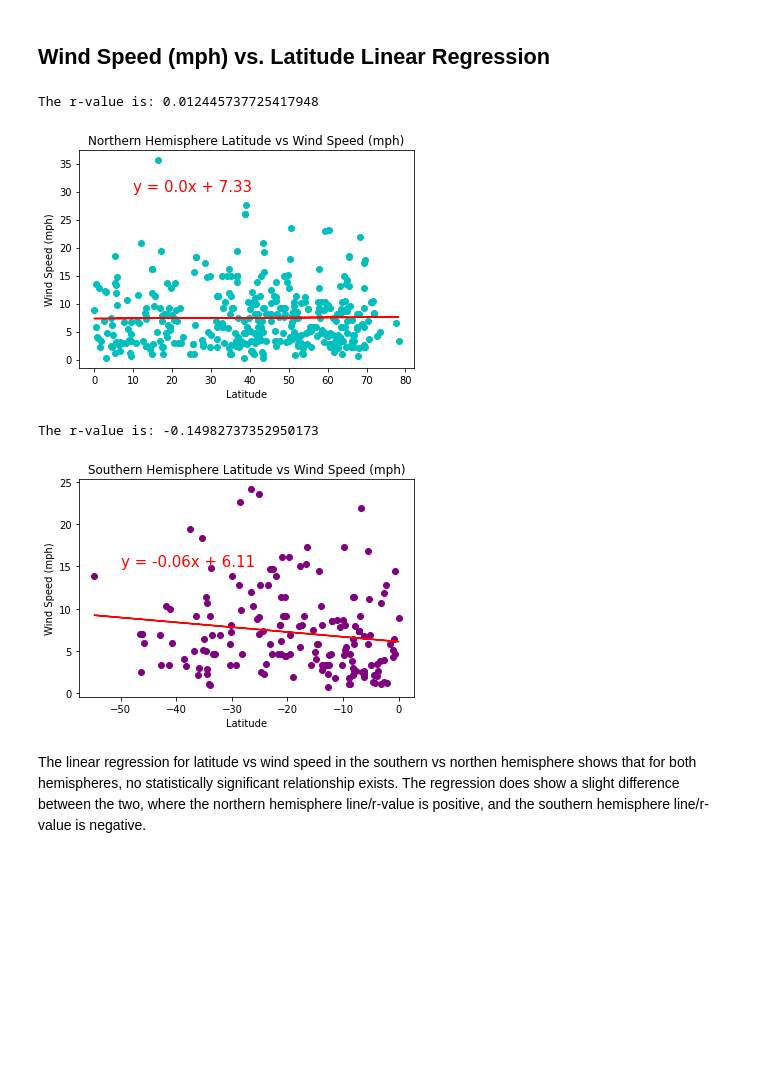
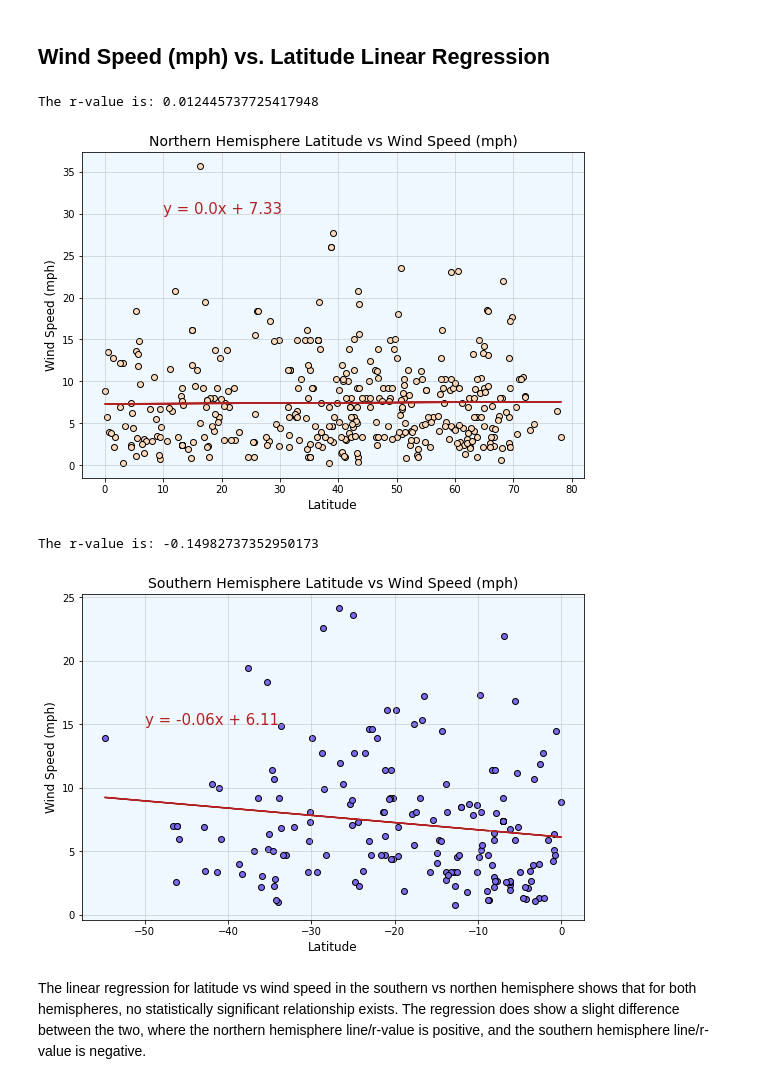
Before and after one commit to jeosqueri/City-Weather-Analysis, a Jupyter notebook: WeatherPy/WeatherPy2.ipynb, the cells around one changed output. Drawn from its saved outputs; the diff is of its cells as text; code cells hidden in the pictures; blank space fills up the shorter version.

```diff
--- a/WeatherPy/WeatherPy2.ipynb
+++ b/WeatherPy/WeatherPy2.ipynb
@@ -295,27 +343,32 @@ The linear regressions for cloudiness vs latitude in the northern vs southern he
 # %%
 #Northern hem wind speed vs latitude
 north_wind = clean_city_df.loc[clean_city_df['Lat'] >= 0, 'Wind Speed']
 
 x_values = north_h
 y_values = north_wind
 
 (slope, intercept, rvalue, pvalue, stderr) = linregress(x_values, y_values)
 #Regression formula
 regress_values = x_values * slope + intercept
 #Equation of the line to print on chart
 line_eq = "y = " + str(round(slope,2)) + "x + " + str(round(intercept,2))
-plt.plot(x_values,regress_values,"r-")
-plt.scatter(x_values, y_values, c='c')
-plt.xlabel('Latitude')
-plt.ylabel('Wind Speed (mph)')
-plt.annotate(line_eq,(10,30),fontsize=15,color="red")
-plt.title("Northern Hemisphere Latitude vs Wind Speed (mph)")
+plt.figure(figsize=(9,6))
+plt.plot(x_values,regress_values,"r-", color='firebrick')
+plt.scatter(x_values, y_values, c='peachpuff', edgecolors="black")
+plt.xlabel('Latitude', fontsize=12)
+plt.ylabel('Wind Speed (mph)', fontsize=12)
+plt.annotate(line_eq,(10,30),fontsize=15,color="firebrick")
+plt.title('Northern Hemisphere Latitude vs Wind Speed (mph)', fontsize=14)
 print(f"The r-value is: {rvalue}")
 
-plt.savefig('output_data/northlat_wind.png')
+ax = plt.gca()
+ax.set_facecolor('aliceblue')
+ax.grid(alpha=0.5)
+
+plt.savefig('output_data/northlat_wind.png', facecolor='w',transparent=False)
 # %% [output]
 The r-value is: 0.012445737725417948
-[figure, old version]
+[figure, new version]
 # %%
 #Southern hem wind speed vs latitude
 south_wind = clean_city_df.loc[clean_city_df['Lat'] <= 0, 'Wind Speed']
@@ -328,17 +381,22 @@ y_values = south_wind
 regress_values = x_values * slope + intercept
 #Equation of the line to print on chart
 line_eq = "y = " + str(round(slope,2)) + "x + " + str(round(intercept,2))
-plt.plot(x_values,regress_values,"r-")
-plt.scatter(x_values, y_values, c='purple')
-plt.xlabel('Latitude')
-plt.ylabel('Wind Speed (mph)')
-plt.annotate(line_eq,(-50,15),fontsize=15,color="red")
-plt.title("Southern Hemisphere Latitude vs Wind Speed (mph)")
+plt.figure(figsize=(9,6))
+plt.plot(x_values,regress_values,"r-", color='firebrick')
+plt.scatter(x_values, y_values, c='mediumslateblue', edgecolors="black")
+plt.xlabel('Latitude', fontsize=12)
+plt.ylabel('Wind Speed (mph)', fontsize=12)
+plt.annotate(line_eq,(-50,15),fontsize=15,color="firebrick")
+plt.title('Southern Hemisphere Latitude vs Wind Speed (mph)', fontsize=14)
 print(f"The r-value is: {rvalue}")
 
-plt.savefig('output_data/southlat_wind.png')
+ax = plt.gca()
+ax.set_facecolor('aliceblue')
+ax.grid(alpha=0.5)
+
+plt.savefig('output_data/southlat_wind.png', facecolor='w',transparent=False)
 # %% [output]
 The r-value is: -0.14982737352950173
-[figure, old version]
+[figure, new version]
 # %% [markdown]
 The linear regression for latitude vs wind speed in the southern vs northen hemisphere shows that for both hemispheres, no statistically significant relationship exists. The regression does show a slight difference between the two, where the northern hemisphere line/r-value is positive, and the southern hemisphere line/r-value is negative.
```
Also changed, not shown: parts of 11 cells of this notebook, 16 other files.
